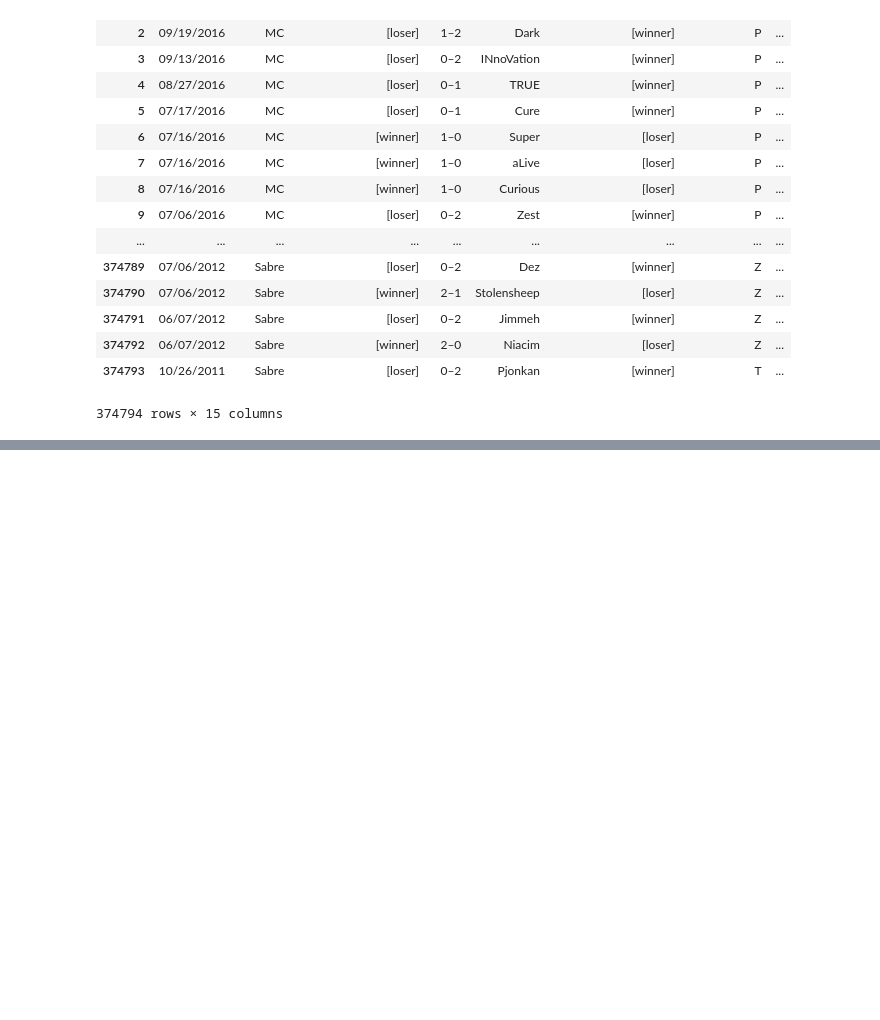
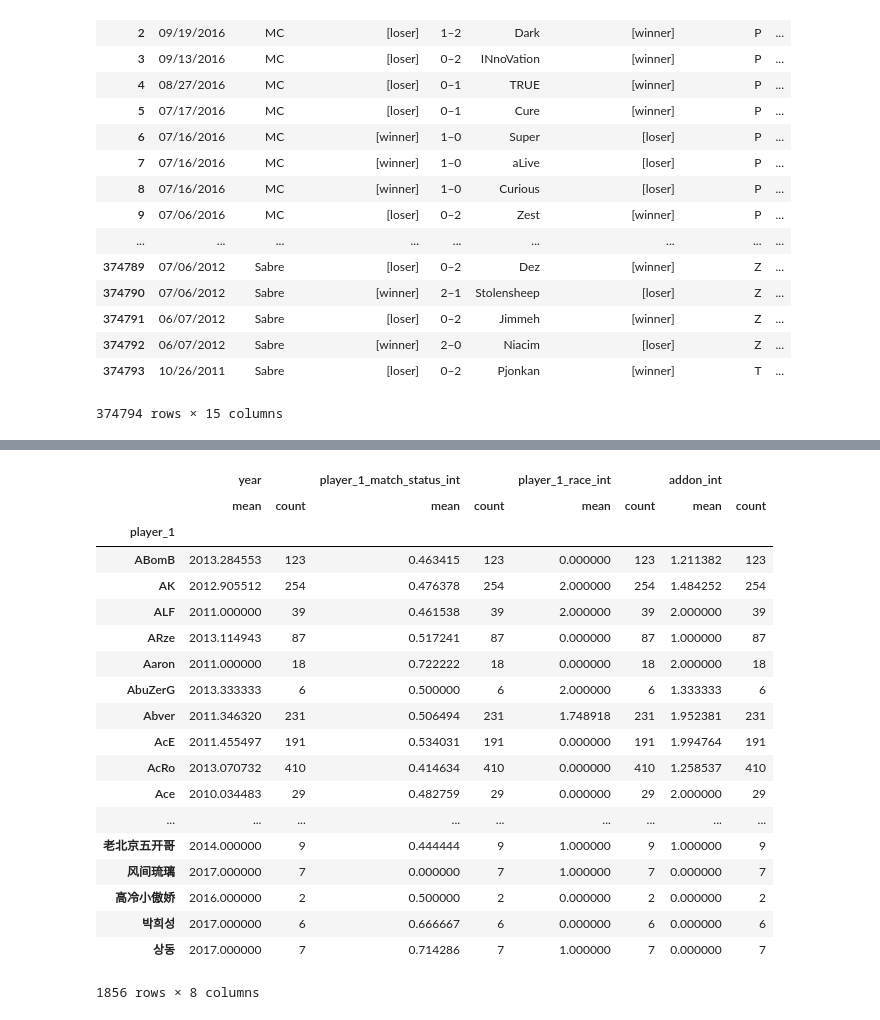
Before and after one commit to bozhidarG/fmiMLcourse, a Jupyter notebook: sc2.ipynb, the cells around one changed output, grey strips where cells are left out. Drawn from its saved outputs; the diff is of its cells as text; code cells hidden in the pictures; blank space fills up the shorter version.

```diff
--- a/sc2.ipynb
+++ b/sc2.ipynb
@@ -186,0 +197,23 @@ sns.barplot('matchup', hue='player_1_match_status', data=data)
+# %%
+data.groupby('player_1').agg(['mean', 'count'])
+# %% [output]
+|  | year |  | player_1_match_status_int |  | player_1_race_int |  | addon_int |  |
+|  | mean | count | mean | count | mean | count | mean | count |
+| player_1 |  |  |  |  |  |  |  |  |
+| ABomB | 2013.284553 | 123 | 0.463415 | 123 | 0.000000 | 123 | 1.211382 | 123 |
+| AK | 2012.905512 | 254 | 0.476378 | 254 | 2.000000 | 254 | 1.484252 | 254 |
+| ALF | 2011.000000 | 39 | 0.461538 | 39 | 2.000000 | 39 | 2.000000 | 39 |
+| ARze | 2013.114943 | 87 | 0.517241 | 87 | 0.000000 | 87 | 1.000000 | 87 |
+| Aaron | 2011.000000 | 18 | 0.722222 | 18 | 0.000000 | 18 | 2.000000 | 18 |
+| AbuZerG | 2013.333333 | 6 | 0.500000 | 6 | 2.000000 | 6 | 1.333333 | 6 |
+| Abver | 2011.346320 | 231 | 0.506494 | 231 | 1.748918 | 231 | 1.952381 | 231 |
+| AcE | 2011.455497 | 191 | 0.534031 | 191 | 0.000000 | 191 | 1.994764 | 191 |
+| AcRo | 2013.070732 | 410 | 0.414634 | 410 | 0.000000 | 410 | 1.258537 | 410 |
+| Ace | 2010.034483 | 29 | 0.482759 | 29 | 0.000000 | 29 | 2.000000 | 29 |
+| ... | ... | ... | ... | ... | ... | ... | ... | ... |
+| 老北京五开哥 | 2014.000000 | 9 | 0.444444 | 9 | 1.000000 | 9 | 1.000000 | 9 |
+| 风间琉璃 | 2017.000000 | 7 | 0.000000 | 7 | 1.000000 | 7 | 0.000000 | 7 |
+| 高冷小傲娇 | 2016.000000 | 2 | 0.500000 | 2 | 0.000000 | 2 | 0.000000 | 2 |
+| 박희성 | 2017.000000 | 6 | 0.666667 | 6 | 0.000000 | 6 | 0.000000 | 6 |
+| 상동 | 2017.000000 | 7 | 0.714286 | 7 | 1.000000 | 7 | 0.000000 | 7 |
+1856 rows × 8 columns
```
Also changed, not shown: parts of 4 cells of this notebook.
